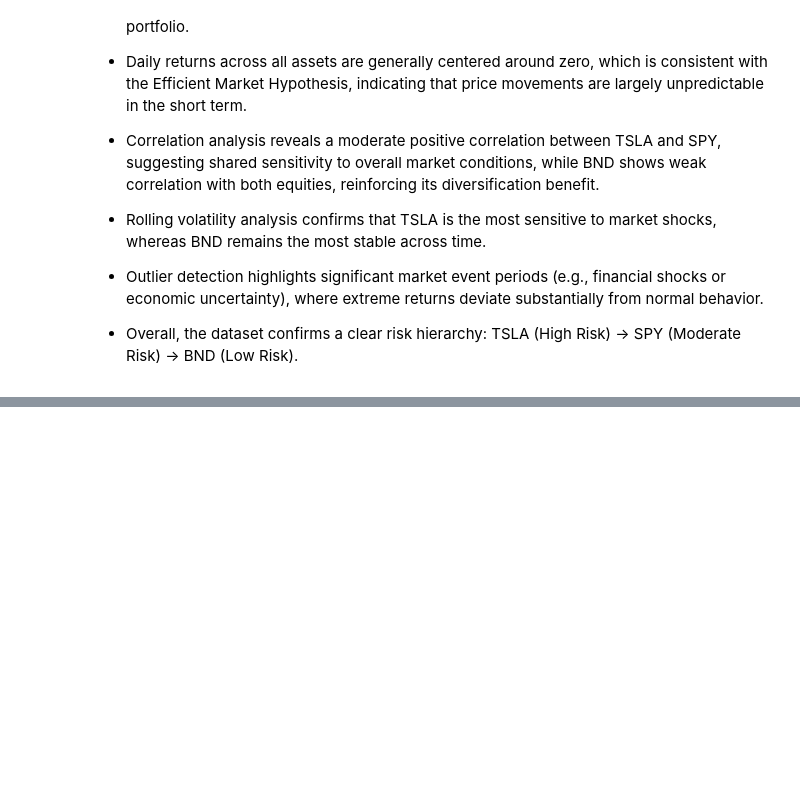
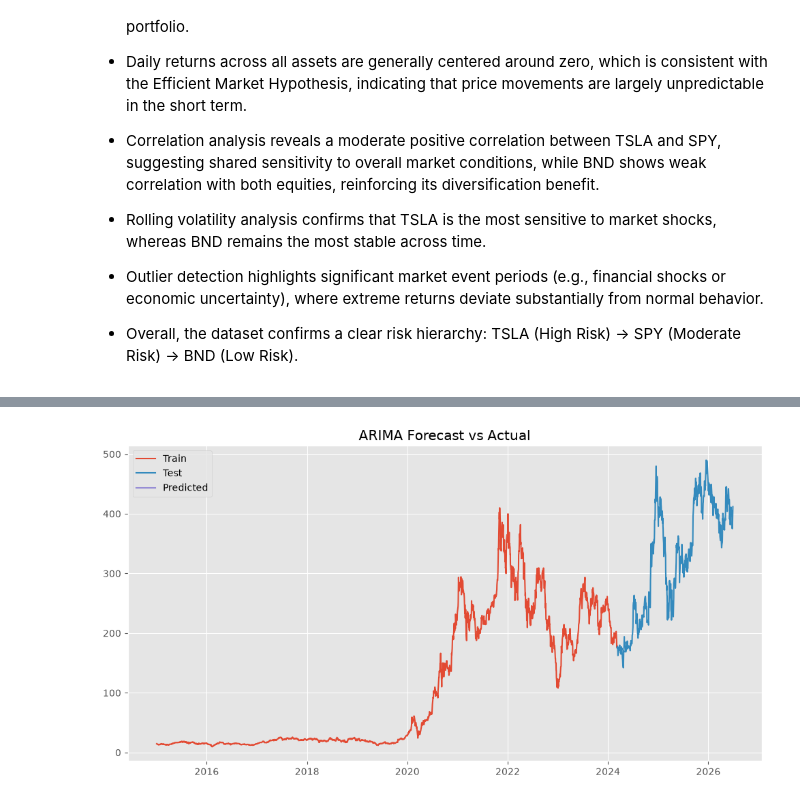
Before and after one commit to Helina-Leul/portfolio-optimization, a Jupyter notebook: notebooks/01_Data_Preprocessing_EDA.ipynb, the cells around one changed output, grey strips where cells are left out. Drawn from its saved outputs; the diff is of its cells as text; code cells hidden in the pictures; blank space fills up the shorter version.

Commit message:
Completed Task 2: ARIMA forecasting with evaluation

```diff
--- a/notebooks/01_Data_Preprocessing_EDA.ipynb
+++ b/notebooks/01_Data_Preprocessing_EDA.ipynb
@@ -549,0 +602,7 @@ BND Outliers detected: 33
+# %%
+train_size = int(len(tsla) * 0.8)
+
+train = tsla.iloc[:train_size]
+test = tsla.iloc[train_size:]
+
+print(train.shape, test.shape)
@@ -549,0 +611,5 @@ BND Outliers detected: 33
+# %%
+model = ARIMA(train["Adj Close"], order=(5,1,0))
+model_fit = model.fit()
+
+print(model_fit.summary())
@@ -549,0 +634,16 @@ BND Outliers detected: 33
+# %%
+predictions = model_fit.forecast(steps=len(test))
+
+predictions = pd.Series(predictions, index=test.index)
+# %%
+plt.figure(figsize=(12,6))
+
+plt.plot(train["Adj Close"], label="Train")
+plt.plot(test["Adj Close"], label="Test")
+plt.plot(predictions, label="Predicted")
+
+plt.legend()
+plt.title("ARIMA Forecast vs Actual")
+plt.show()
+# %% [output]
+[figure, added]
```
Also changed, not shown: parts of 20 cells of this notebook.
